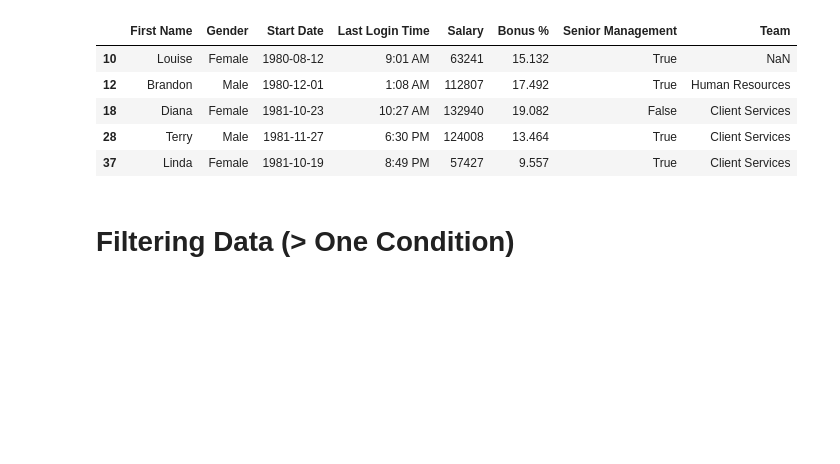
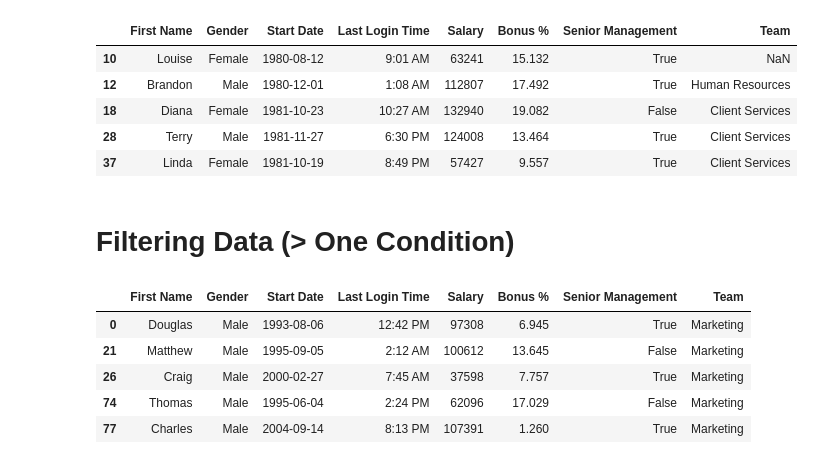
Before and after one commit to nareyes/education, a Jupyter notebook: data_analysis_pandas/03_data_frames_filtering.ipynb, the cells around one changed output. Cells and saved outputs as stored; diff of their text form; code cells hidden in the pictures; blank space fills up the shorter version.

```diff
--- a/data_analysis_pandas/03_data_frames_filtering.ipynb
+++ b/data_analysis_pandas/03_data_frames_filtering.ipynb
@@ -173,3 +173,19 @@ employees[
 | 37 | Linda | Female | 1981-10-19 | 8:49 PM | 57427 | 9.557 | True | Client Services |
 # %% [markdown]
 # Filtering Data (> One Condition)
+# %%
+# filtering based on two conditions (and)
+# when using multiple conditions, it's preferable to store conditions in variables
+emp_male = employees['Gender'] == 'Male'
+team_marketing = employees['Team'] == 'Marketing'
+
+employees[
+    emp_male & team_marketing
+].head()
+# %% [output]
+|  | First Name | Gender | Start Date | Last Login Time | Salary | Bonus % | Senior Management | Team |
+| 0 | Douglas | Male | 1993-08-06 | 12:42 PM | 97308 | 6.945 | True | Marketing |
+| 21 | Matthew | Male | 1995-09-05 | 2:12 AM | 100612 | 13.645 | False | Marketing |
+| 26 | Craig | Male | 2000-02-27 | 7:45 AM | 37598 | 7.757 | True | Marketing |
+| 74 | Thomas | Male | 1995-06-04 | 2:24 PM | 62096 | 17.029 | False | Marketing |
+| 77 | Charles | Male | 2004-09-14 | 8:13 PM | 107391 | 1.260 | True | Marketing |
```
Also changed, not shown: parts of 1 cell of this notebook.
